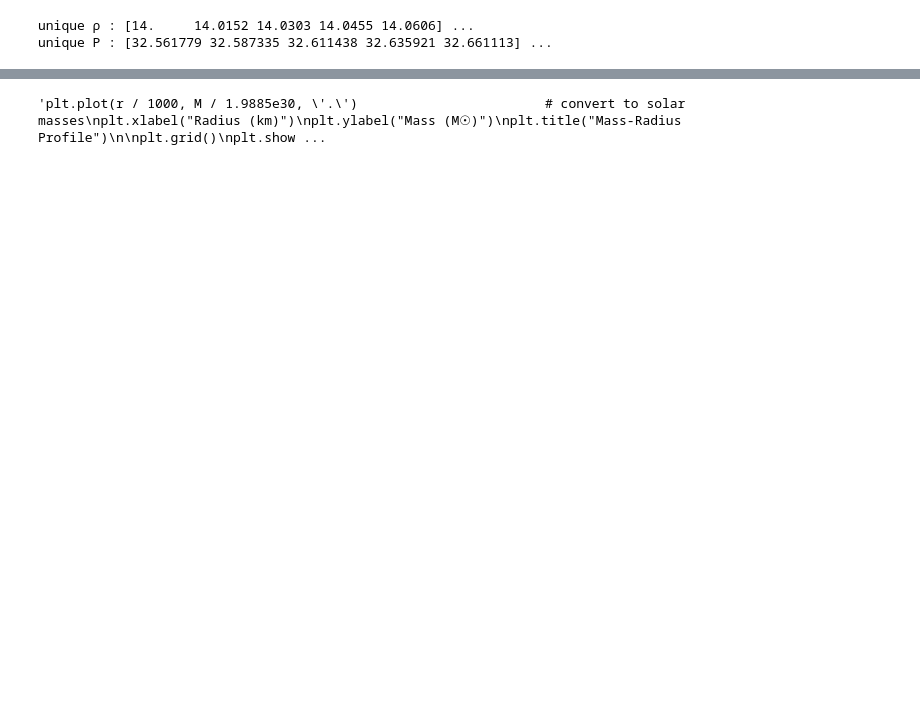
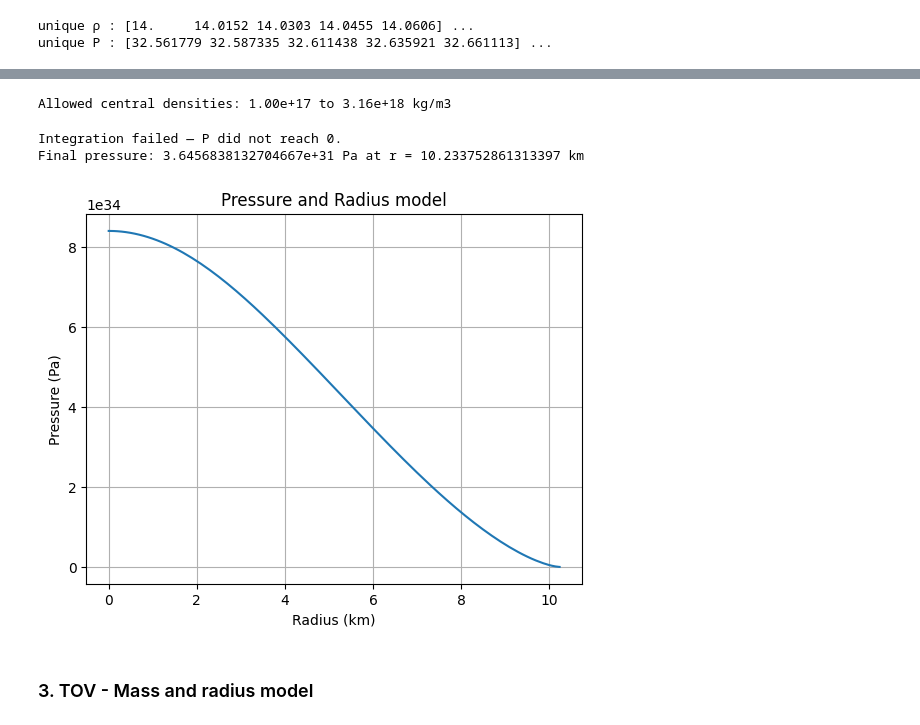
Before and after one commit to topollonaketsana/GW-Neutron_Star_Merger, a Jupyter notebook: notebook/Real_data.ipynb, the cells around one changed output, grey strips where cells are left out. Saved outputs shown, nothing was run; the diff lists cells and outputs as text; code cells hidden in the pictures; blank space fills up the shorter version.

```diff
--- a/notebook/Real_data.ipynb
+++ b/notebook/Real_data.ipynb
@@ -324,10 +316,4 @@ M = solution.y[1]
-# %%
-'''plt.plot(r / 1000, M / 1.9885e30, '.')                        # convert to solar masses
-plt.xlabel("Radius (km)")
-plt.ylabel("Mass (M☉)")
-plt.title("Mass-Radius Profile")
-
-plt.grid()
-plt.show()'''
-# %% [output]
-'plt.plot(r / 1000, M / 1.9885e30, \'.\')                        # convert to solar masses\nplt.xlabel("Radius (km)")\nplt.ylabel("Mass (M☉)")\nplt.title("Mass-Radius Profile")\n\nplt.grid()\nplt.show ...
+# %%
+print(f"Allowed central densities: {np.min(rho_si):.2e} to {np.max(rho_si):.2e} kg/m3")
+# %% [output]
+Allowed central densities: 1.00e+17 to 3.16e+18 kg/m3
@@ -333,0 +340,50 @@ plt.show()'''
+# %%
+def surface(r, y):
+    return y[0]
+surface.terminal = True
+surface.direction = -1
+
+def integrate_P_r(rho_c):
+    P0 = P_of_rho(rho_c)
+    m0 = (4/3) * np.pi * rho_c * (1.0)**3      # small initial mass
+    y0 = [P0, m0]
+
+    sol = solve_ivp(
+        tov_rhs,
+        (1.0, 2e6), y0,
+        method='RK45',
+        events=surface,
+        rtol=1e-6,
+        atol=1e-9,
+        max_step=100.0
+    )
+
+    return sol
+# %%
+rho_c = 2e18                       # central density
+sol = integrate_P_r(rho_c)
+
+if sol and sol.status == 1:
+    print(f' Integration successful. Surface at r = {sol.t_events[0][0] / 1e3} km')
+    plt.plot(sol.t / 1e3, sol.y[0])
+    plt.xlabel('Radius (km)')
+    plt.ylabel(' Pressure (Pa)')
+    plt.title('Pressure and Radius from TOV')
+    plt.grid(True)
+    plt.show()
+else:
+    print('Integration failed — P did not reach 0.')
+    if sol:
+        print(f'Final pressure: {sol.y[0,-1]} Pa at r = {sol.t[-1] / 1e3} km')
+        plt.plot(sol.t / 1e3, sol.y[0])
+        plt.xlabel("Radius (km)")
+        plt.ylabel("Pressure (Pa)")
+        plt.title('Pressure and Radius model')
+        plt.grid(True)
+        plt.show()
+# %% [output]
+Integration failed — P did not reach 0.
+Final pressure: 3.6456838132704667e+31 Pa at r = 10.233752861313397 km
+[figure, added]
+# %% [markdown]
+### 3. TOV - Mass and radius model
```
Also changed, not shown: parts of 22 cells of this notebook, 2 other files.
